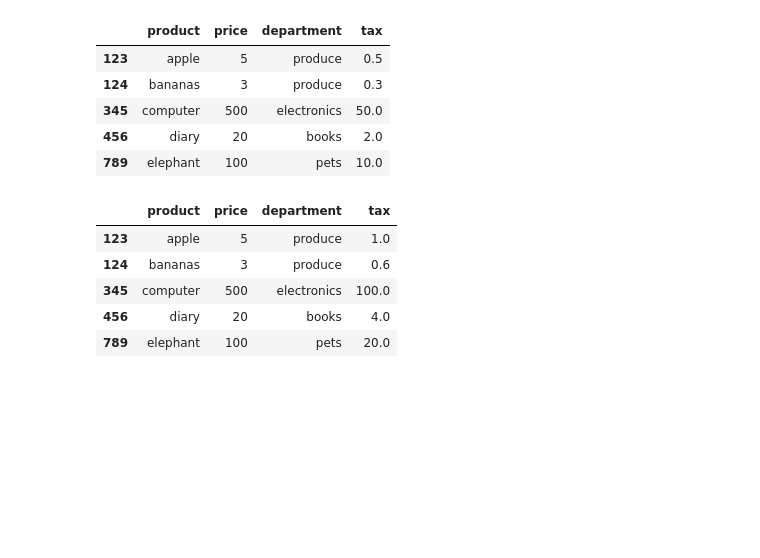
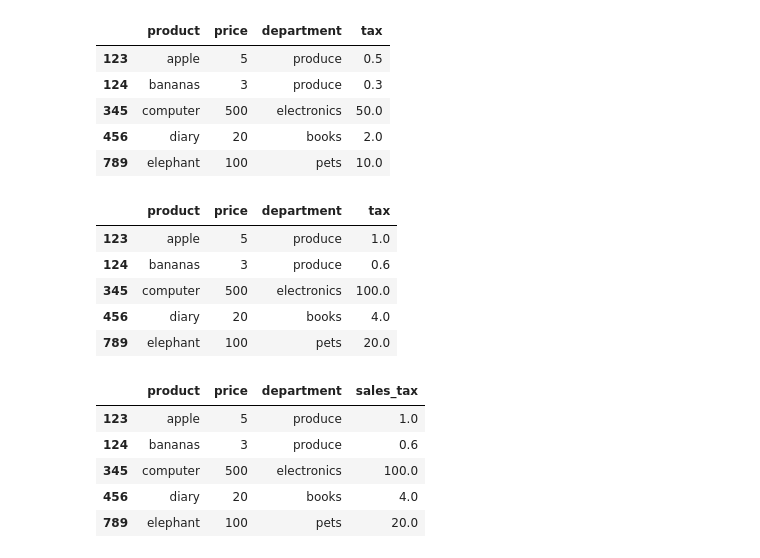
Before and after one commit to reuven/OReilly-PythonData-2026-06, a Jupyter notebook: OReilly-PythonData-2026-06-15.ipynb, the cells around one changed output. Cells and saved outputs as stored; diff of their text form; code cells hidden in the pictures; blank space fills up the shorter version.

```diff
--- a/OReilly-PythonData-2026-06-15.ipynb
+++ b/OReilly-PythonData-2026-06-15.ipynb
@@ -238,3 +238,16 @@ df
 | 345 | computer | 500 | electronics | 100.0 |
 | 456 | diary | 20 | books | 4.0 |
 | 789 | elephant | 100 | pets | 20.0 |
+# %%
+# what if I want to rename a column?
+# data frames have *TONS* of methods, and the odds are that you can do what you want
+# in this case, df.rename, and pass columns= with a dict argument, {from:to}
+
+df.rename(columns={'tax':'sales_tax'})
+# %% [output]
+|  | product | price | department | sales_tax |
+| 123 | apple | 5 | produce | 1.0 |
+| 124 | bananas | 3 | produce | 0.6 |
+| 345 | computer | 500 | electronics | 100.0 |
+| 456 | diary | 20 | books | 4.0 |
+| 789 | elephant | 100 | pets | 20.0 |
```
Also changed, not shown: parts of 2 cells of this notebook.
